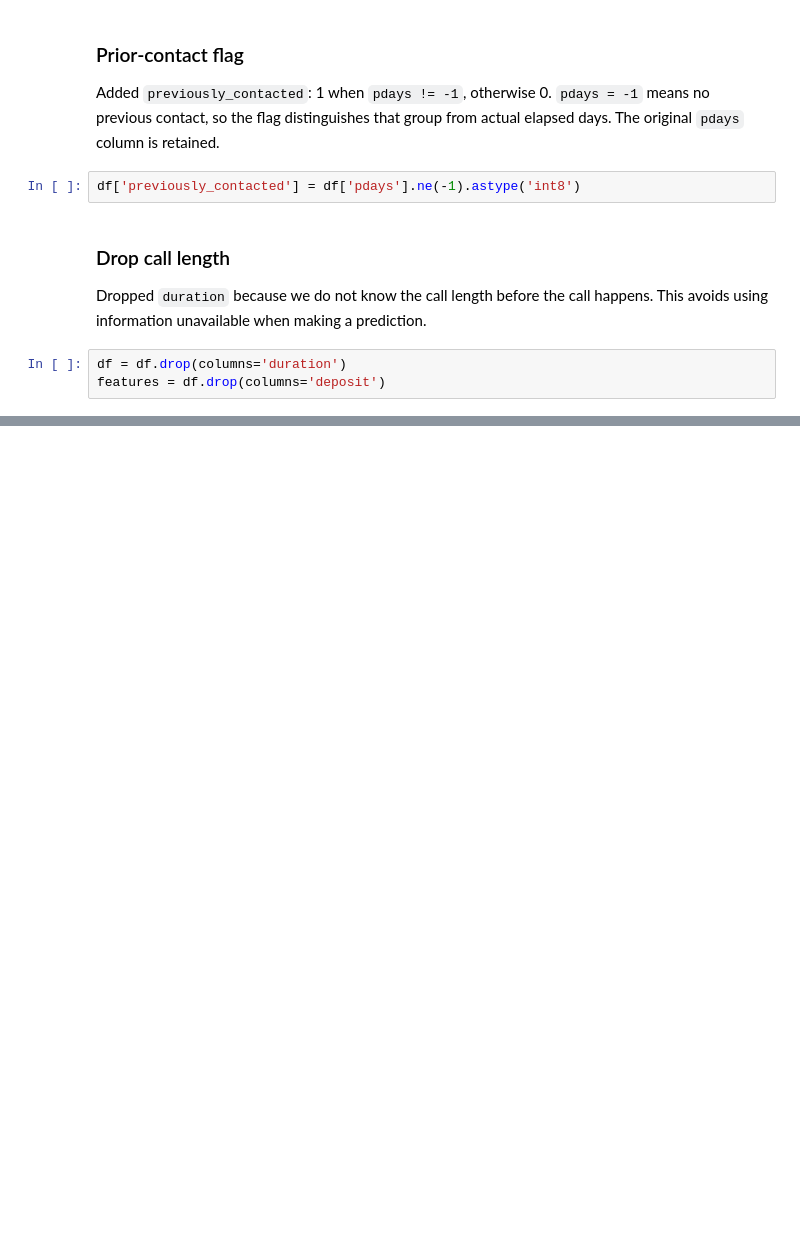
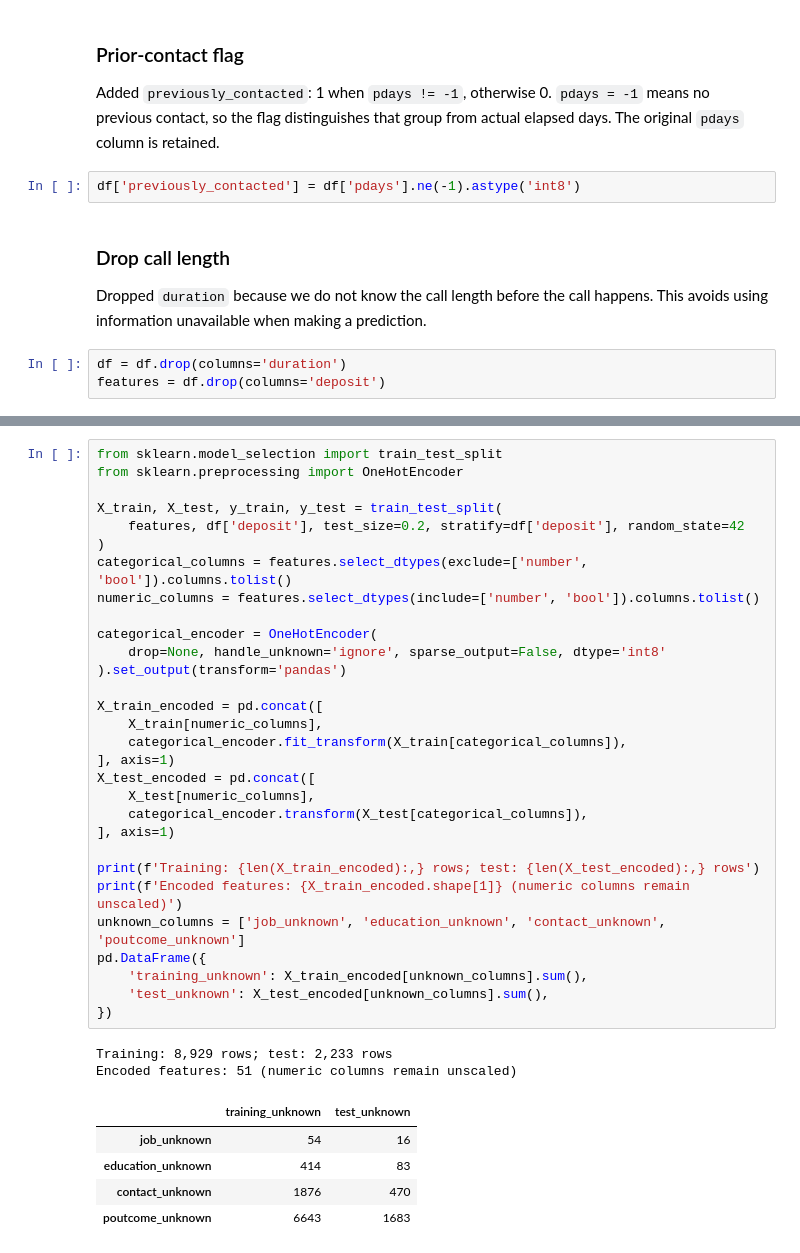
Before and after one commit to lance-kluge/bankChurnML, a Jupyter notebook: bankChurn.ipynb, the cells around one changed output, grey strips where cells are left out. Drawn from its saved outputs; the diff is of its cells as text; blank space fills up the shorter version.

```diff
--- a/bankChurn.ipynb
+++ b/bankChurn.ipynb
@@ -143,0 +184,38 @@ features = df.drop(columns='deposit')
+# %%
+from sklearn.model_selection import train_test_split
+from sklearn.preprocessing import OneHotEncoder
+
+X_train, X_test, y_train, y_test = train_test_split(
+    features, df['deposit'], test_size=0.2, stratify=df['deposit'], random_state=42
+)
+categorical_columns = features.select_dtypes(exclude=['number', 'bool']).columns.tolist()
+numeric_columns = features.select_dtypes(include=['number', 'bool']).columns.tolist()
+
+categorical_encoder = OneHotEncoder(
+    drop=None, handle_unknown='ignore', sparse_output=False, dtype='int8'
+).set_output(transform='pandas')
+
+X_train_encoded = pd.concat([
+    X_train[numeric_columns],
+    categorical_encoder.fit_transform(X_train[categorical_columns]),
+], axis=1)
+X_test_encoded = pd.concat([
+    X_test[numeric_columns],
+    categorical_encoder.transform(X_test[categorical_columns]),
+], axis=1)
+
+print(f'Training: {len(X_train_encoded):,} rows; test: {len(X_test_encoded):,} rows')
+print(f'Encoded features: {X_train_encoded.shape[1]} (numeric columns remain unscaled)')
+unknown_columns = ['job_unknown', 'education_unknown', 'contact_unknown', 'poutcome_unknown']
+pd.DataFrame({
+    'training_unknown': X_train_encoded[unknown_columns].sum(),
+    'test_unknown': X_test_encoded[unknown_columns].sum(),
+})
+# %% [output]
+Training: 8,929 rows; test: 2,233 rows
+Encoded features: 51 (numeric columns remain unscaled)
+|  | training_unknown | test_unknown |
+| job_unknown | 54 | 16 |
+| education_unknown | 414 | 83 |
+| contact_unknown | 1876 | 470 |
+| poutcome_unknown | 6643 | 1683 |
```
Also changed, not shown: parts of 8 cells of this notebook.
